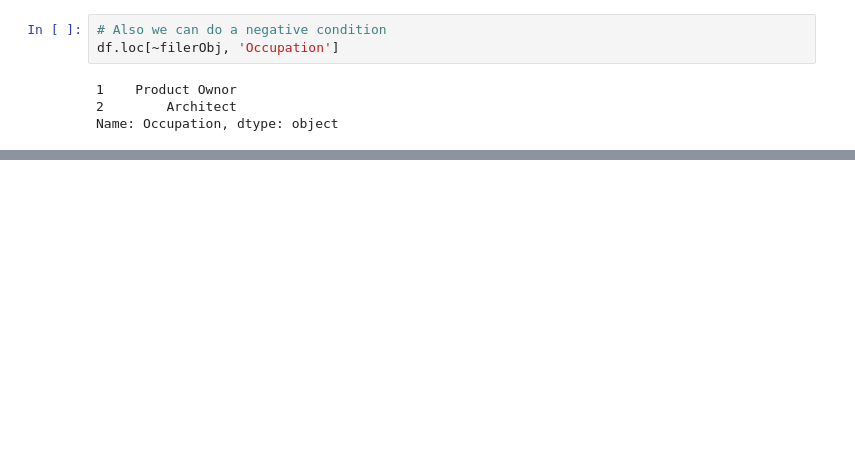
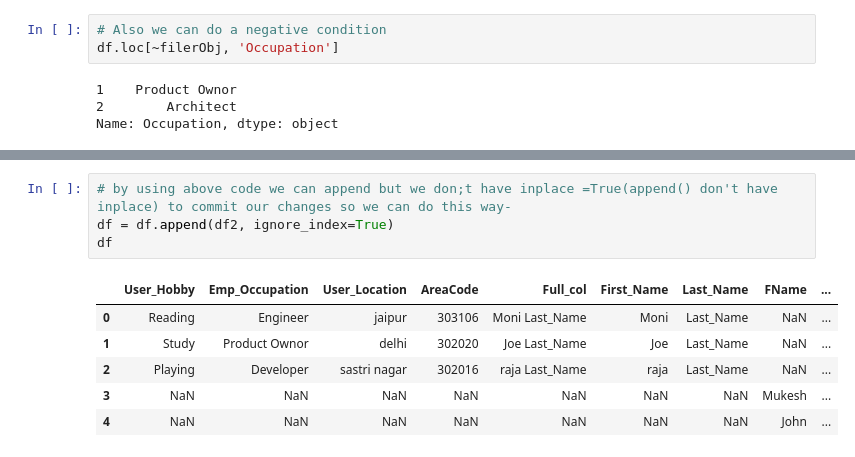
Before and after one commit to eryadavmukesh/Machine_Learning, a Jupyter notebook: Libraries/Pandas/Create_DataFrame.ipynb, the cells around one changed output, grey strips where cells are left out. Cells and saved outputs as stored; diff of their text form; blank space fills up the shorter version.

```diff
--- a/Libraries/Pandas/Create_DataFrame.ipynb
+++ b/Libraries/Pandas/Create_DataFrame.ipynb
@@ -282,0 +645,11 @@ Name: Occupation, dtype: object
+# %%
+# by using above code we can append but we don;t have inplace =True(append() don't have inplace) to commit our changes so we can do this way-
+df = df.append(df2, ignore_index=True)
+df
+# %% [output]
+|  | User_Hobby | Emp_Occupation | User_Location | AreaCode | Full_col | First_Name | Last_Name | FName | ... |
+| 0 | Reading | Engineer | jaipur | 303106 | Moni Last_Name | Moni | Last_Name | NaN | ... |
+| 1 | Study | Product Ownor | delhi | 302020 | Joe Last_Name | Joe | Last_Name | NaN | ... |
+| 2 | Playing | Developer | sastri nagar | 302016 | raja Last_Name | raja | Last_Name | NaN | ... |
+| 3 | NaN | NaN | NaN | NaN | NaN | NaN | NaN | Mukesh | ... |
+| 4 | NaN | NaN | NaN | NaN | NaN | NaN | NaN | John | ... |
```
Also changed, not shown: parts of 57 cells of this notebook, 9 other files.
